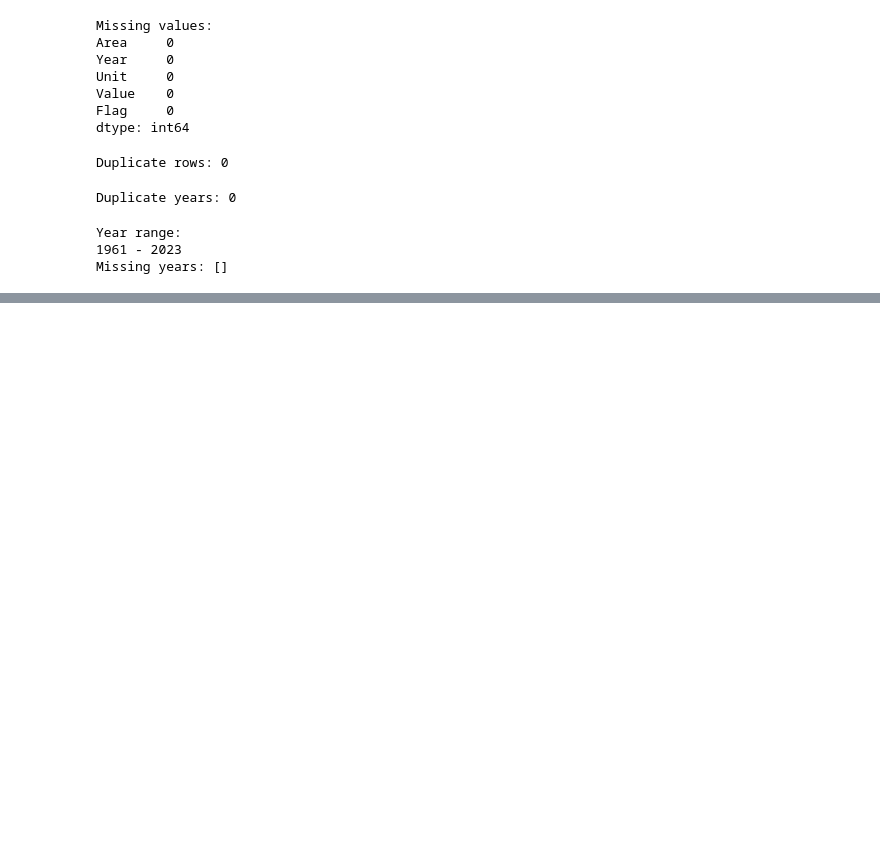
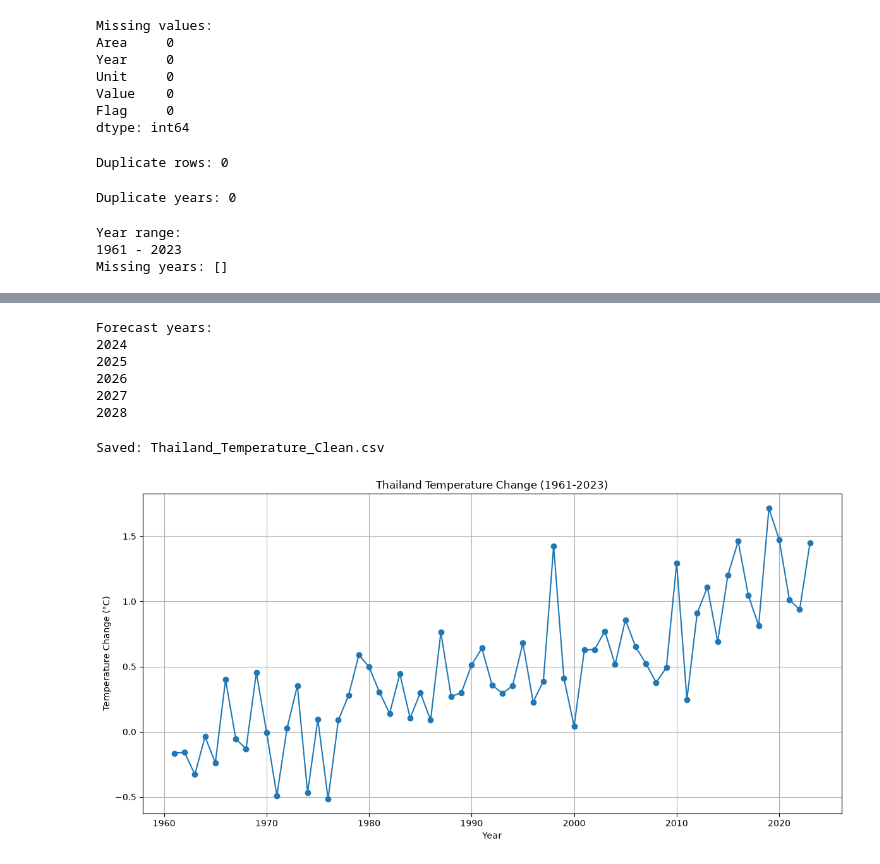
Before and after one commit to MiRuTo659/CPE4310_project, a Jupyter notebook: clean_dataset.ipynb, the cells around one changed output, grey strips where cells are left out. Saved outputs shown, nothing was run; the diff lists cells and outputs as text; code cells hidden in the pictures; blank space fills up the shorter version.

Commit message:
move_clean_with_ipynb

```diff
--- a/clean_dataset.ipynb
+++ b/clean_dataset.ipynb
@@ -256,0 +288,69 @@ print(df["Value"].describe())
+# %%
+
+# ============================================================
+# 17. FORECAST YEARS
+# ============================================================
+
+future_years = np.arange(
+    latest_year + 1,
+    latest_year + 6
+)
+
+print("\nForecast years:")
+
+for year in future_years:
+    print(year)
+# %% [output]
+Forecast years:
+2024
+2025
+2026
+2027
+2028
+# %%
+# ============================================================
+# 18. SAVE CLEAN DATA
+# ============================================================
+
+df.to_csv(
+    OUTPUT_FILE,
+    index=False,
+    encoding="utf-8-sig"
+)
+
+print("\nSaved:", OUTPUT_FILE)
+# %% [output]
+Saved: Thailand_Temperature_Clean.csv
+# %%
+
+# ============================================================
+# 19. PLOT CLEAN DATA
+# ============================================================
+
+plt.figure(
+    figsize=(12, 6)
+)
+
+plt.plot(
+    df["Year"],
+    df["Value"],
+    marker="o"
+)
+
+plt.title(
+    "Thailand Temperature Change (1961-2023)"
+)
+
+plt.xlabel("Year")
+
+plt.ylabel(
+    "Temperature Change (°C)"
+)
+
+plt.grid(True)
+
+plt.tight_layout()
+
+plt.show()
+# %% [output]
+[figure, added]
```
Also changed, not shown: parts of 2 cells of this notebook.
